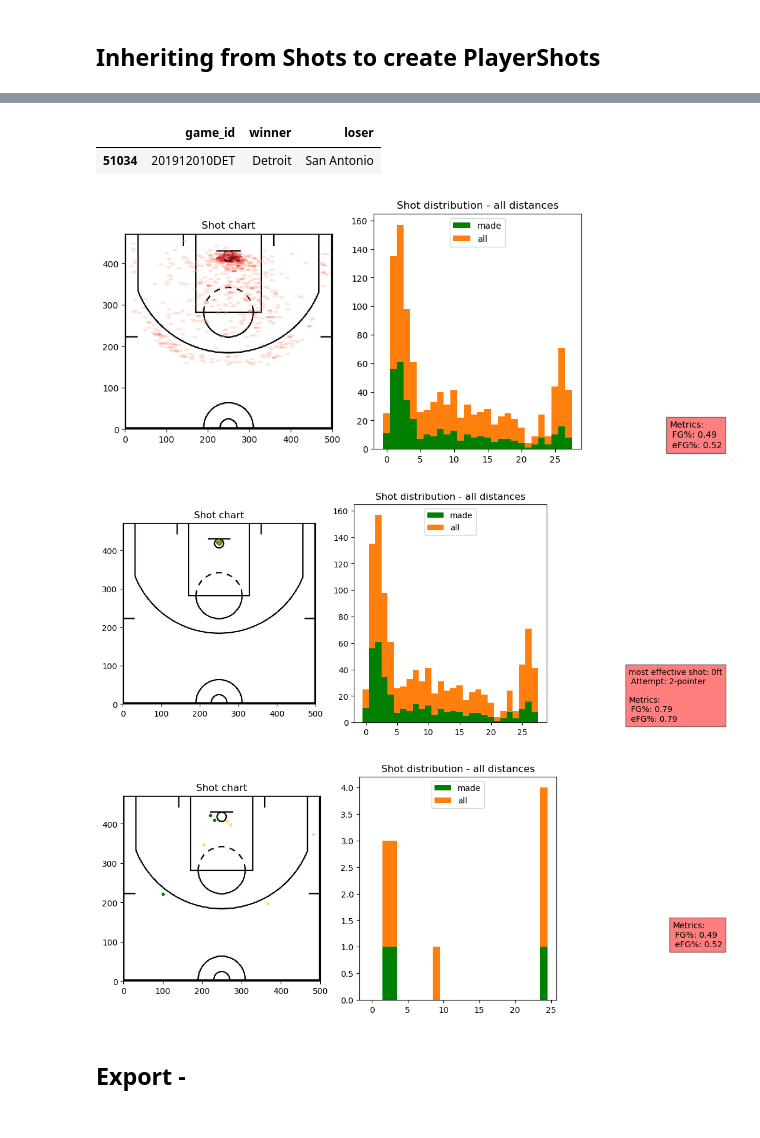
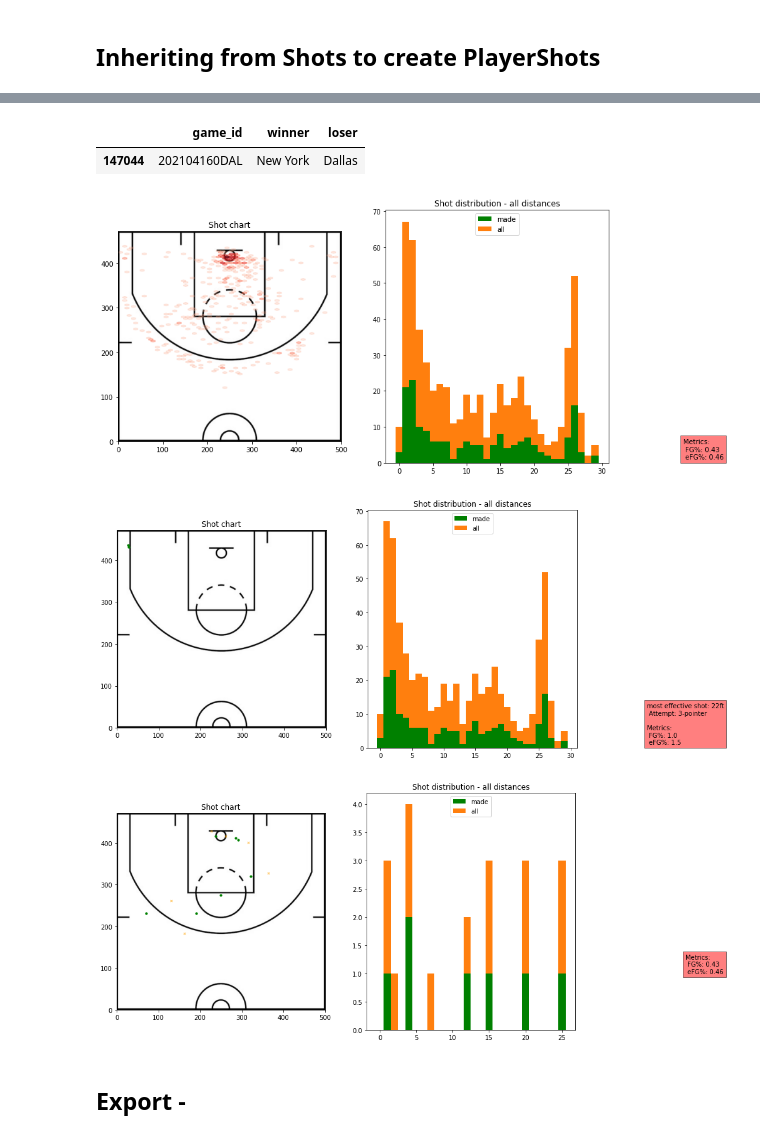
Before and after one commit to theccalderon/shot_chart, a Jupyter notebook: 00_core.ipynb, the cells around one changed output, grey strips where cells are left out. Saved outputs shown, nothing was run; the diff lists cells and outputs as text; code cells hidden in the pictures.

```diff
--- a/00_core.ipynb
+++ b/00_core.ipynb
@@ -103,6 +103,7 @@ class URLs():
     SHOTS_2017    = f'{S3}shots-2017.tgz'
     SHOTS_2018    = f'{S3}shots-2018.tgz'
     SHOTS_2019    = f'{S3}shots-2019.tgz'
+    SHOTS_2020    = f'{S3}shots-2020.tgz'
 
     def path(url, c_key='archive'):
         fname = url.split('/')[-1]
@@ -205,4 +206,4 @@ def make_df(path):
     "Creates a pandas dataframe from `path`"
     return pd.read_csv(path)
 # %%
-shots_2019 = make_df(untar_data(URLs.SHOTS_2019))
+shots_2020 = make_df(untar_data(URLs.SHOTS_2020))
@@ -697,21 +690,21 @@ player_shots.plot_effective(min_shots="auto",exclude=['1ft','28ft','2ft','3ft'])
 # %%
-player_shots = PlayerShots(shots_2019, 'Derrick Rose')
+player_shots = PlayerShots(shots_2020, 'Derrick Rose')
-# %%
-player_shots.list_game_ids(2019,12,1)
-# %% [output]
-|  | game_id | winner | loser |
-| 51034 | 201912010DET | Detroit | San Antonio |
+# %%
+player_shots.list_game_ids(2021,4,16)
+# %% [output]
+|  | game_id | winner | loser |
+| 147044 | 202104160DAL | New York | Dallas |
 # %%
 player_shots.plot_shots()
 # %% [output]
-[figure, old version]
+[figure, new version]
 # %%
 player_shots.plot_effective()
 # %% [output]
-[figure, old version]
+[figure, new version]
 # %%
-player_shots.plot_shots(date_range='201912010DET')
+player_shots.plot_shots(date_range='202104160DAL')
 # %% [output]
-[figure, old version]
+[figure, new version]
 # %% [markdown]
 ## Export -
```
Also changed, not shown: parts of 43 cells of this notebook, 5 other files.
